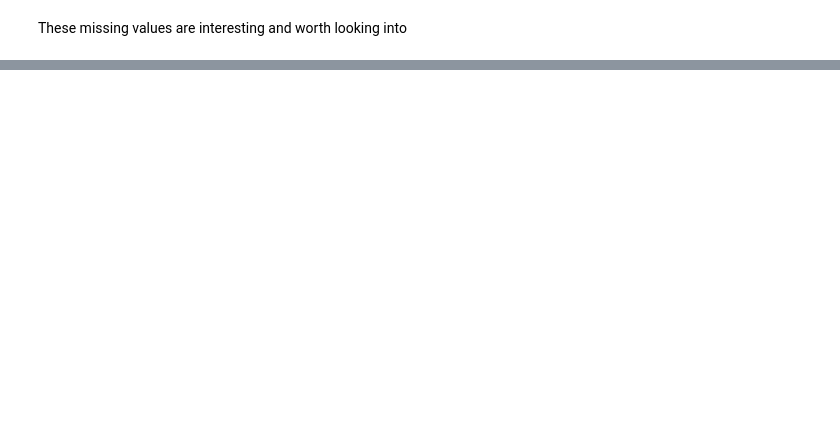
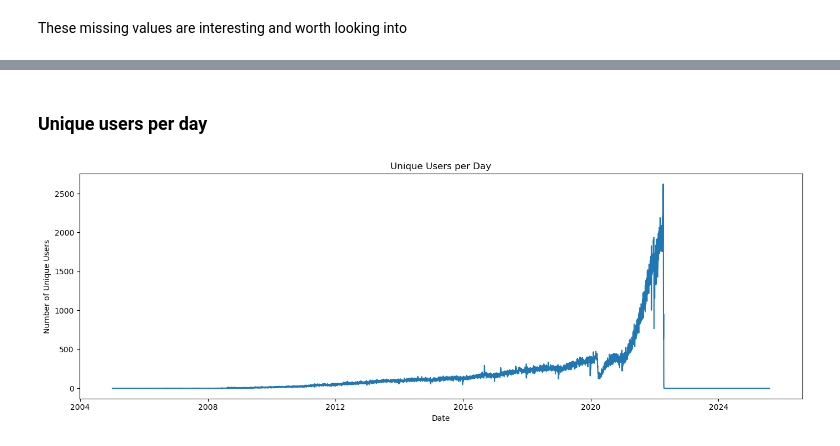
Before and after one commit to SufyaanMahomed/IDVE-Assignment, a Jupyter notebook: ass.ipynb, the cells around one changed output, grey strips where cells are left out. Cells and saved outputs as stored; diff of their text form; code cells hidden in the pictures; blank space fills up the shorter version.

```diff
--- a/ass.ipynb
+++ b/ass.ipynb
@@ -463,0 +500,14 @@ max     1.290180e+05  3.143382e+05      14923.504883
+# %% [markdown]
+### Unique users per day
+# %%
+users_per_day = df.groupby(df['date_fueled'].dt.date)['user_id'].nunique()
+
+fig, ax = plt.subplots(figsize=(14, 5))
+users_per_day.plot(ax=ax)
+ax.set_title('Unique Users per Day')
+ax.set_xlabel('Date')
+ax.set_ylabel('Number of Unique Users')
+plt.tight_layout()
+plt.show()
+# %% [output]
+[figure, added]
```
Also changed, not shown: parts of 11 cells of this notebook.
